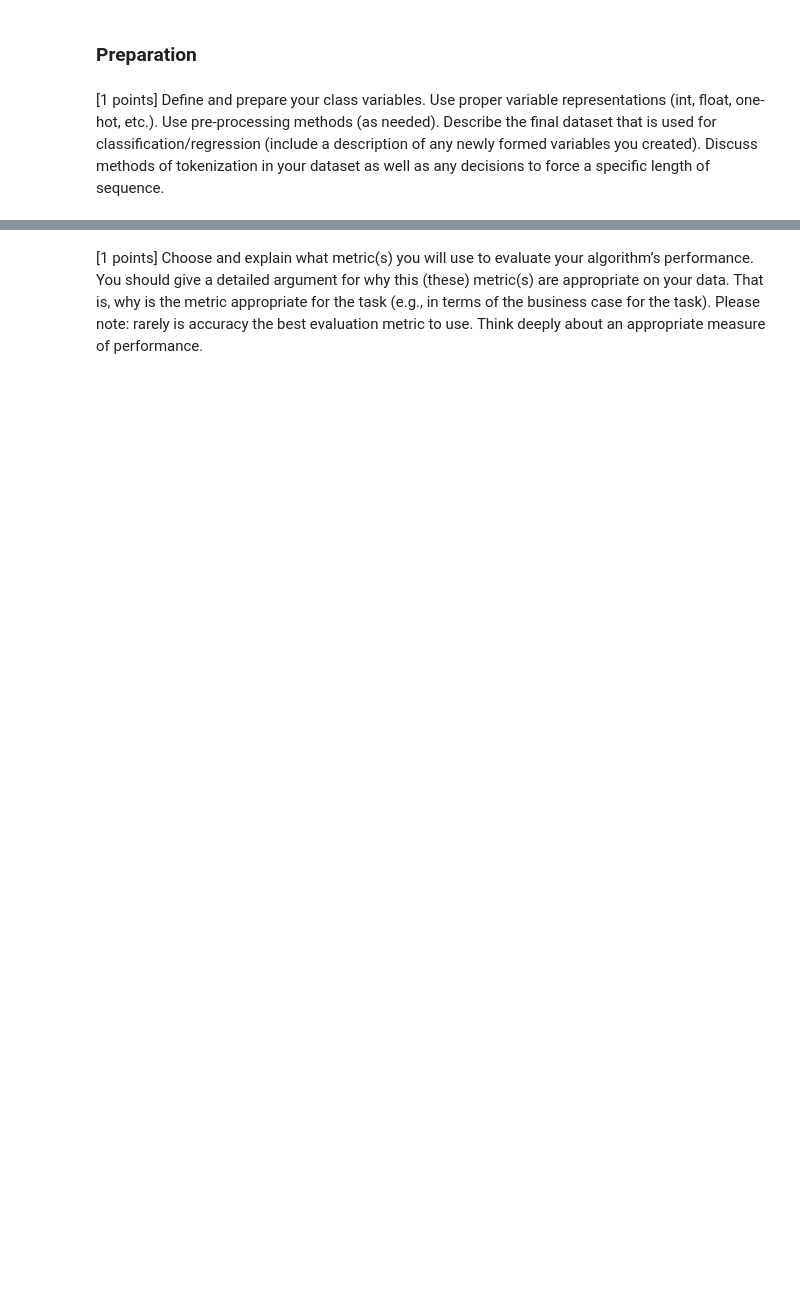
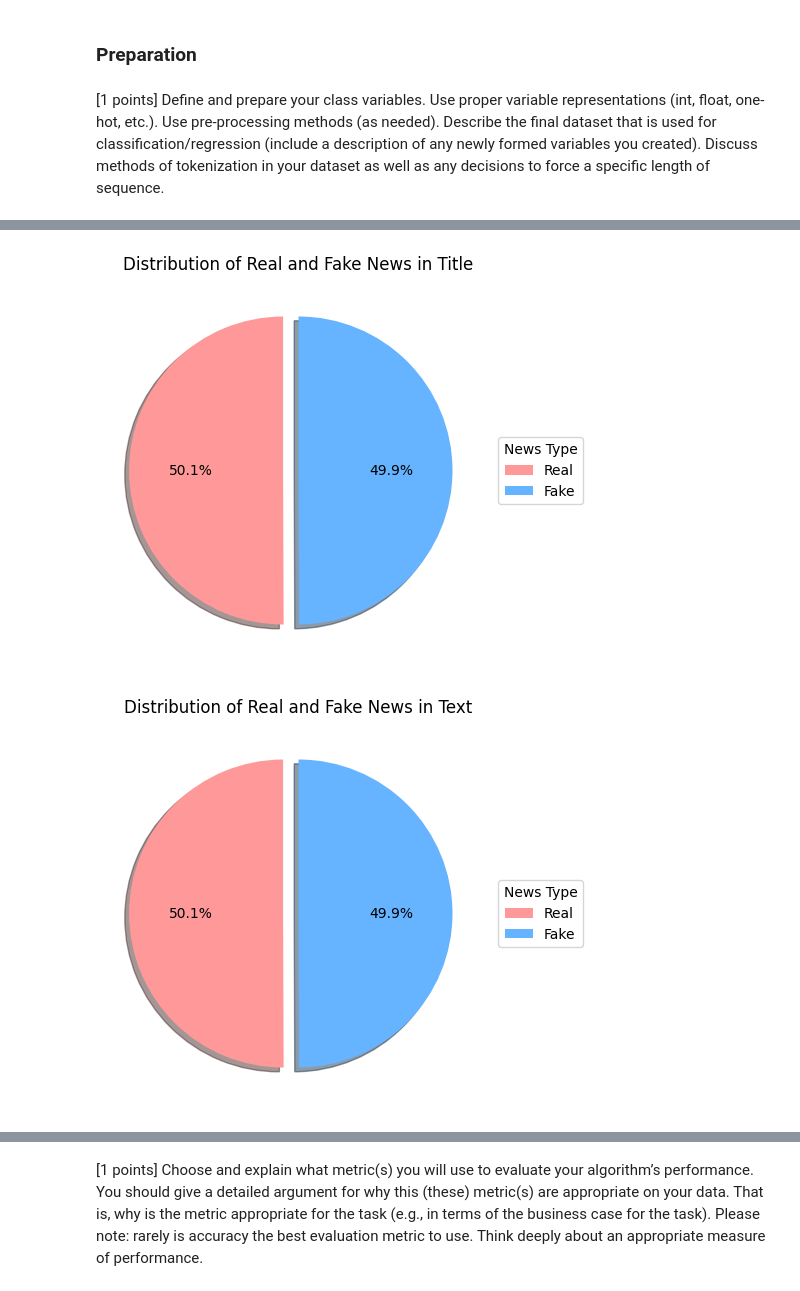
Before and after one commit to ephraim888sun/SequentialNetworks, a Jupyter notebook: lab7.ipynb, the cells around one changed output, grey strips where cells are left out. Cells and saved outputs as stored; diff of their text form; code cells hidden in the pictures; blank space fills up the shorter version.

```diff
--- a/lab7.ipynb
+++ b/lab7.ipynb
@@ -18,0 +182,28 @@ In this lab, we have chosen ...
+# %%
+def pie_plot(df, col_name):
+    """
+    Creates a pie plot to show the distribution of real and fake news in the DataFrame.
+
+    Parameters:
+    - df: DataFrame. The DataFrame containing the data.
+    - col_name: str. The name of the column containing the labels.
+
+    Returns:
+    - None. Displays a pie plot.
+    """
+    sizes = df["label"].value_counts()
+    labels = ["Real", "Fake"]
+    colors = ["#ff9999", "#66b3ff"]
+
+    plt.pie(
+        sizes,
+        autopct="%1.1f%%",
+        colors=colors,
+        startangle=90,
+        explode=(0.1, 0),
+        shadow=True,
+    )
+
+    plt.title("Distribution of Real and Fake News in " + col_name)
+    plt.legend(labels, title="News Type", loc="center left", bbox_to_anchor=(1, 0.5))
+    plt.show()
@@ -18,0 +254,2 @@ In this lab, we have chosen ...
+# %%
+df_title, df_text = pre_process(df)
@@ -18,0 +290,8 @@ In this lab, we have chosen ...
+# %%
+df_title = num_characters(df_title, "title")
+df_title = num_sentences(df_title, "title")
+df_title = num_words(df_title, "title")
+# %%
+df_text = num_characters(df_text, "text")
+df_text = num_sentences(df_text, "text")
+df_text = num_words(df_text, "text")
@@ -18,0 +330,6 @@ In this lab, we have chosen ...
+# %%
+pie_plot(df_title, "Title")
+pie_plot(df_text, "Text")
+# %% [output]
+[figure, added]
+[figure, added]
```
Also changed, not shown: parts of 21 cells of this notebook.
